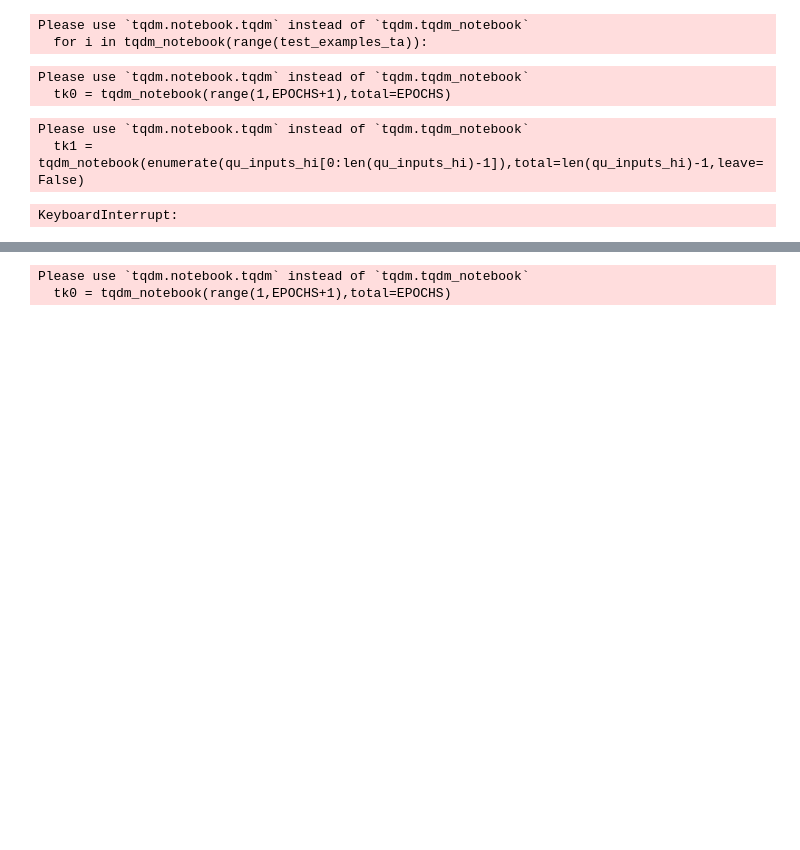
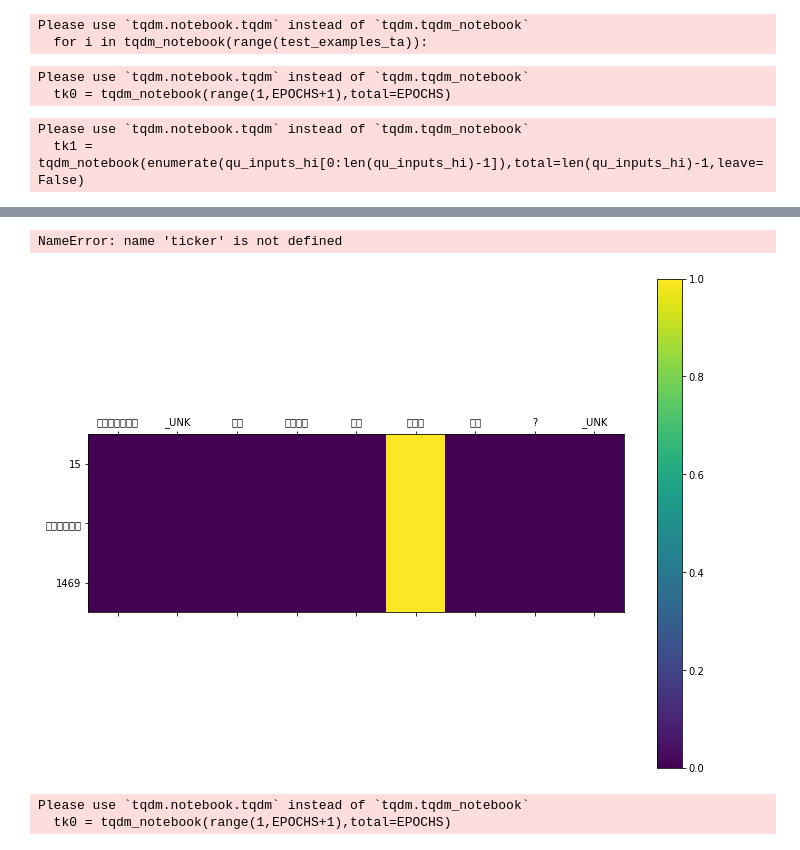
Before and after one commit to mltechsachin/chaii, a Jupyter notebook: chaai_seq_to_seq_with_attn.ipynb, the cells around one changed output, grey strips where cells are left out. Cells and saved outputs as stored; diff of their text form; code cells hidden in the pictures; blank space fills up the shorter version.

```diff
--- a/chaai_seq_to_seq_with_attn.ipynb
+++ b/chaai_seq_to_seq_with_attn.ipynb
@@ -189,6 +190,10 @@ if test == True:
     for i in range(len(qu_inputs_ta_temp)):
         qu_sentence = qu_inputs_ta_temp[i]
         qu_inputs_test_ta.append([ta_w2i[word] if words_ta[word] else ta_w2i['_UNK'] for word in qu_sentence])
+    #For submission of test results on Kaggle
+    sub = pd.read_csv('sample_submission.csv')
+    pred_id_hi = data_test['id'].loc[data_test['language'] == 'hindi'].reset_index()
+    pred_id_ta = data_test['id'].loc[data_test['language'] == 'tamil'].reset_index()
 # %% [output]
 Please use `tqdm.notebook.tqdm` instead of `tqdm.tqdm_notebook`
   for i in tqdm_notebook(range(training_examples_hi)):
@@ -259,39 +264,44 @@ Please use `tqdm.notebook.tqdm` instead of `tqdm.tqdm_notebook`
   tk0 = tqdm_notebook(range(1,EPOCHS+1),total=EPOCHS)
 Please use `tqdm.notebook.tqdm` instead of `tqdm.tqdm_notebook`
   tk1 = tqdm_notebook(enumerate(qu_inputs_hi[0:len(qu_inputs_hi)-1]),total=len(qu_inputs_hi)-1,leave=False)
-KeyboardInterrupt:
 # %%
-encoder.eval()
-decoder.eval()
-#Choose a random sentences
-i = random.randint(0,len(qu_inputs_test_hi)-1)
-h = encoder.init_hidden()
-inp = torch.tensor(qu_inputs_test_hi[i]).unsqueeze(0).to(device)
-encoder_outputs, h = encoder(inp,h)
+if test == True:
+    encoder.eval()
+    decoder.eval()
+    #
+    #i = random.randint(0,len(qu_inputs_test_hi)-1)
+    #Doing for all hindi sentences
+    for i in range(len(qu_inputs_test_hi)):
+        h = encoder.init_hidden()
+        inp = torch.tensor(qu_inputs_test_hi[i]).unsqueeze(0).to(device)
+        encoder_outputs, h = encoder(inp,h)
 
-decoder_input = torch.tensor([hi_w2i['_SOS']],device=device)
-decoder_hidden = h
-output = []
-attentions = []
-while True:
-    decoder_output, decoder_hidden, attn_weights = decoder(decoder_input, decoder_hidden, encoder_outputs)
-    _, top_index = decoder_output.topk(1)
-    decoder_input = torch.tensor([top_index.item()],device=device)
-    #If the decoder output is the End Of Sentence token, stop decoding process
-    if top_index.item() == hi_w2i["_EOS"]:
-        break
-    output.append(top_index.item())
-    attentions.append(attn_weights.squeeze().cpu().detach().numpy())
-print("Hindi: "+ " ".join([hi_i2w[x] for x in qu_inputs_test_hi[i]]))
-print("Answer Predicted: " + " ".join([hi_i2w[x] for x in output]))
-
-#Plotting the heatmap for the Attention weights
-fig = plt.figure(figsize=(12,9))
-ax = fig.add_subplot(111)
-cax = ax.matshow(np.array(attentions))
-fig.colorbar(cax)
-ax.set_xticklabels(['']+[hi_i2w[x] for x in qu_inputs_test_hi[i]])
-ax.set_yticklabels(['']+[hi_i2w[x] for x in output])
-ax.xaxis.set_major_locator(ticker.MultipleLocator(1))
-ax.yaxis.set_major_locator(ticker.MultipleLocator(1))
-plt.show()
+        decoder_input = torch.tensor([hi_w2i['_SOS']],device=device)
+        decoder_hidden = h
+        output = []
+        attentions = []
+        while True:
+            decoder_output, decoder_hidden, attn_weights = decoder(decoder_input, decoder_hidden, encoder_outputs)
+            _, top_index = decoder_output.topk(1)
+            decoder_input = torch.tensor([top_index.item()],device=device)
+            #If the decoder output is the End Of Sentence token, stop decoding process
+            if top_index.item() == hi_w2i["_EOS"]:
+                break
+            output.append(top_index.item())
+            attentions.append(attn_weights.squeeze().cpu().detach().numpy())
+        in_string = " ".join([hi_i2w[x] for x in qu_inputs_test_hi[i]])
+        out_string = " ".join([hi_i2w[x] for x in output])
+        print("Hindi: "+ in_string)
+        print("Answer Predicted: " + out_string)
+        sub['PredictionString'].loc[sub['id'] == pred_id_hi['id'][i]] = out_string
+    #Plotting the heatmap for the Attention weights
+    fig = plt.figure(figsize=(12,9))
+    ax = fig.add_subplot(111)
+    cax = ax.matshow(np.array(attentions))
+    fig.colorbar(cax)
+    ax.set_xticklabels(['']+[hi_i2w[x] for x in qu_inputs_test_hi[i]])
+    ax.set_yticklabels(['']+[hi_i2w[x] for x in output])
+    ax.xaxis.set_major_locator(ticker.MultipleLocator(1))
+    ax.yaxis.set_major_locator(ticker.MultipleLocator(1))
+    plt.show()
+# %% [output]
@@ -298,3 +314,5 @@ plt.show()
+NameError: name 'ticker' is not defined
+[figure, added]
 # %%
 #Writing for tamil training model  and testing
 hidden_size = 256
```
Also changed, not shown: parts of 4 cells of this notebook, 1 other file.
